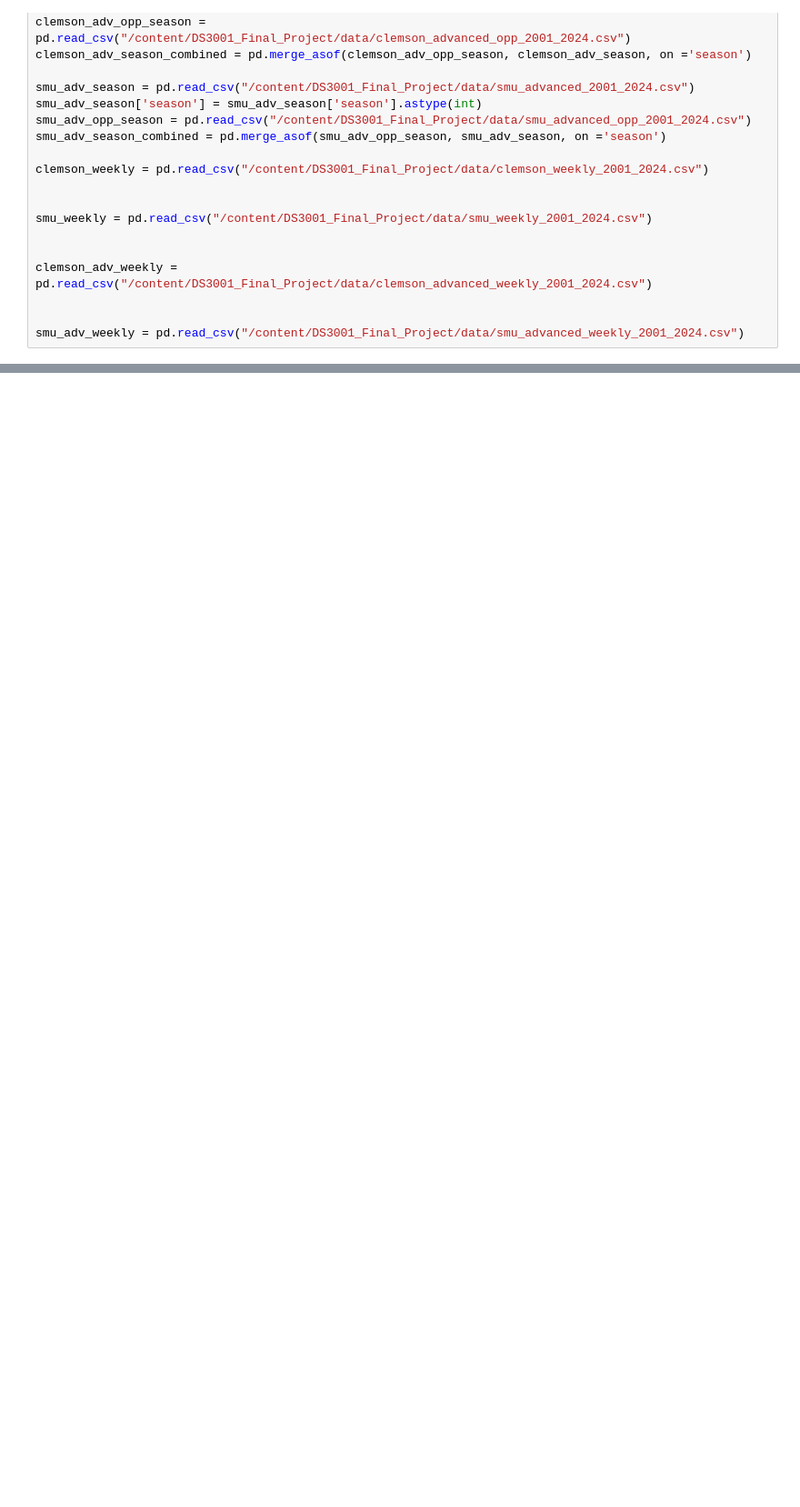
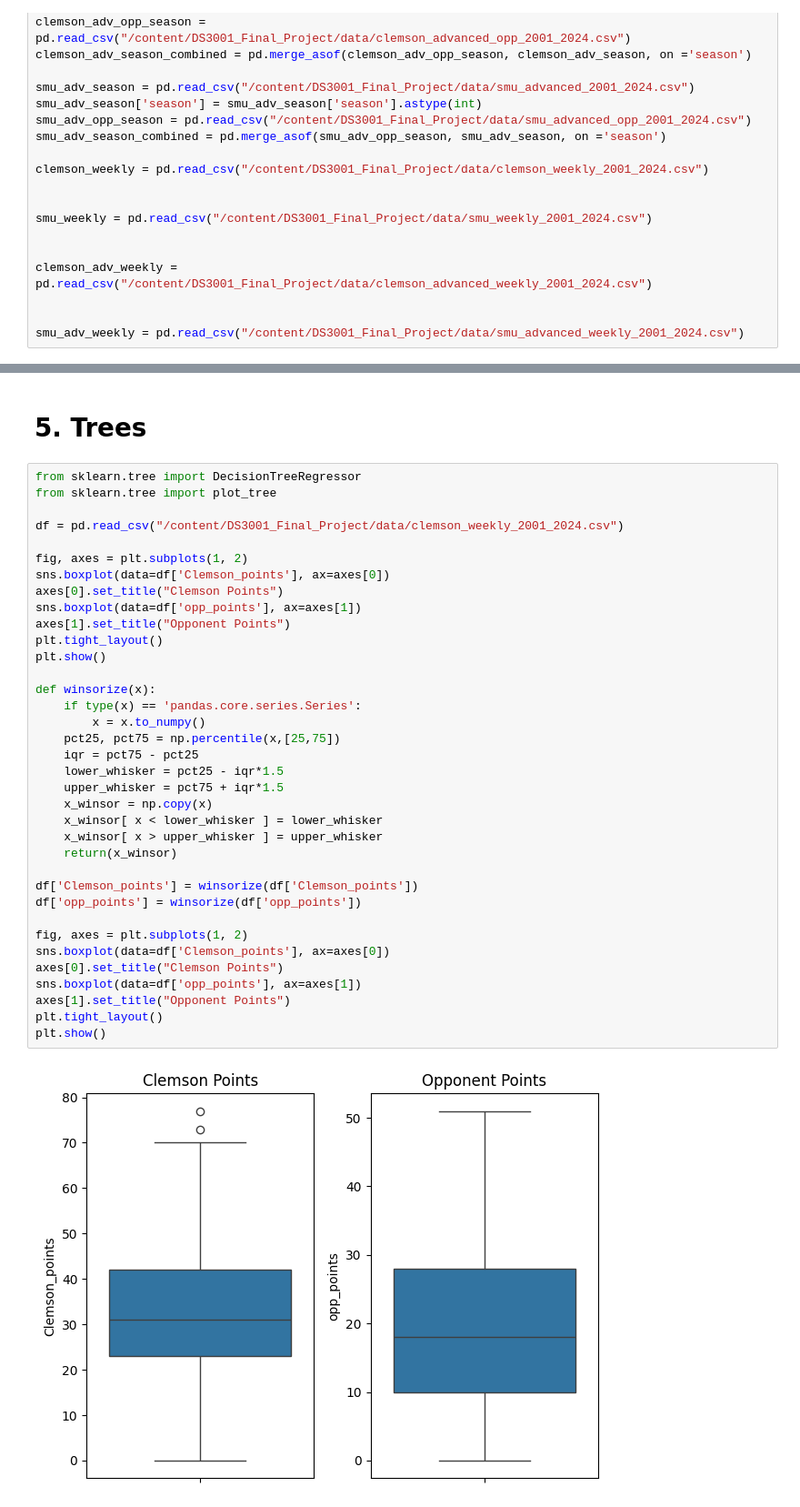
Before and after one commit to rze7ud/DS3001_Final_Project, a Jupyter notebook: Analysis.ipynb, the cells around one changed output, grey strips where cells are left out. Shown at 91% size. Cells and saved outputs as stored; diff of their text form; blank space fills up the shorter version.

Commit message:
Trees

```diff
--- a/Analysis.ipynb
+++ b/Analysis.ipynb
@@ -496,0 +505,40 @@ Test r^2:  -0.44215918086530415
+# %% [markdown]
+# 5. Trees
+# %%
+from sklearn.tree import DecisionTreeRegressor
+from sklearn.tree import plot_tree
+
+df = pd.read_csv("/content/DS3001_Final_Project/data/clemson_weekly_2001_2024.csv")
+
+fig, axes = plt.subplots(1, 2)
+sns.boxplot(data=df['Clemson_points'], ax=axes[0])
+axes[0].set_title("Clemson Points")
+sns.boxplot(data=df['opp_points'], ax=axes[1])
+axes[1].set_title("Opponent Points")
+plt.tight_layout()
+plt.show()
+
+def winsorize(x):
+    if type(x) == 'pandas.core.series.Series':
+        x = x.to_numpy()
+    pct25, pct75 = np.percentile(x,[25,75])
+    iqr = pct75 - pct25
+    lower_whisker = pct25 - iqr*1.5
+    upper_whisker = pct75 + iqr*1.5
+    x_winsor = np.copy(x)
+    x_winsor[ x < lower_whisker ] = lower_whisker
+    x_winsor[ x > upper_whisker ] = upper_whisker
+    return(x_winsor)
+
+df['Clemson_points'] = winsorize(df['Clemson_points'])
+df['opp_points'] = winsorize(df['opp_points'])
+
+fig, axes = plt.subplots(1, 2)
+sns.boxplot(data=df['Clemson_points'], ax=axes[0])
+axes[0].set_title("Clemson Points")
+sns.boxplot(data=df['opp_points'], ax=axes[1])
+axes[1].set_title("Opponent Points")
+plt.tight_layout()
+plt.show()
+# %% [output]
+[figure, added]
```
Also changed, not shown: parts of 8 cells of this notebook.
